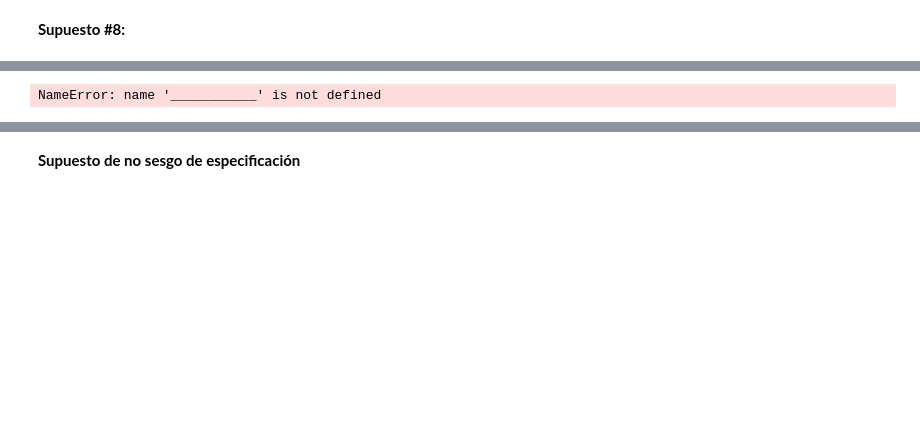
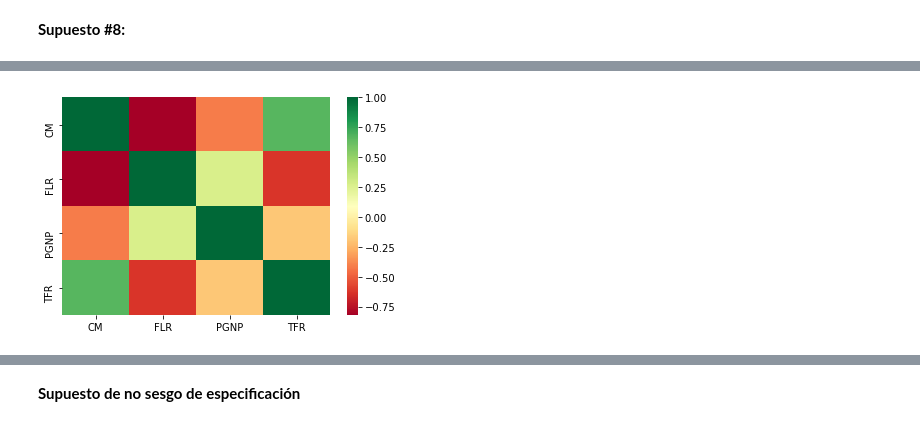
Before and after one commit to JuanAcevedoEcon/Econometria-basica-con-Python, a Jupyter notebook: Scripts/(3) Supuestos Estructura MCO.ipynb, the cells around one changed output, grey strips where cells are left out. Cells and saved outputs as stored; diff of their text form; code cells hidden in the pictures; blank space fills up the shorter version.

```diff
--- a/Scripts/(3) Supuestos Estructura MCO.ipynb
+++ b/Scripts/(3) Supuestos Estructura MCO.ipynb
@@ -45,7 +94,7 @@ NameError: name '__________' is not defined
 # %%
-correlaciones=___________
+correlaciones=data.corr()
 fig,ax=plt.subplots()
-sns.heatmap(___________,cmap="RdYlGn")
+sns.heatmap(correlaciones,cmap="RdYlGn")
 plt.show()
 # %% [output]
-NameError: name '___________' is not defined
+[figure, added]
```
Also changed, not shown: parts of 21 cells of this notebook, 2 other files.
